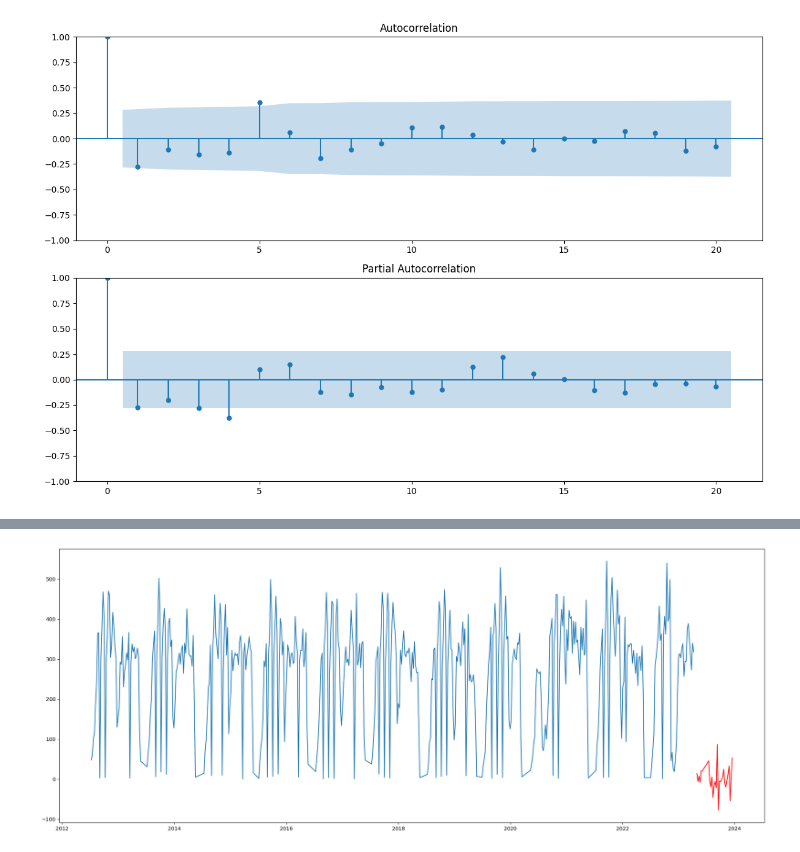
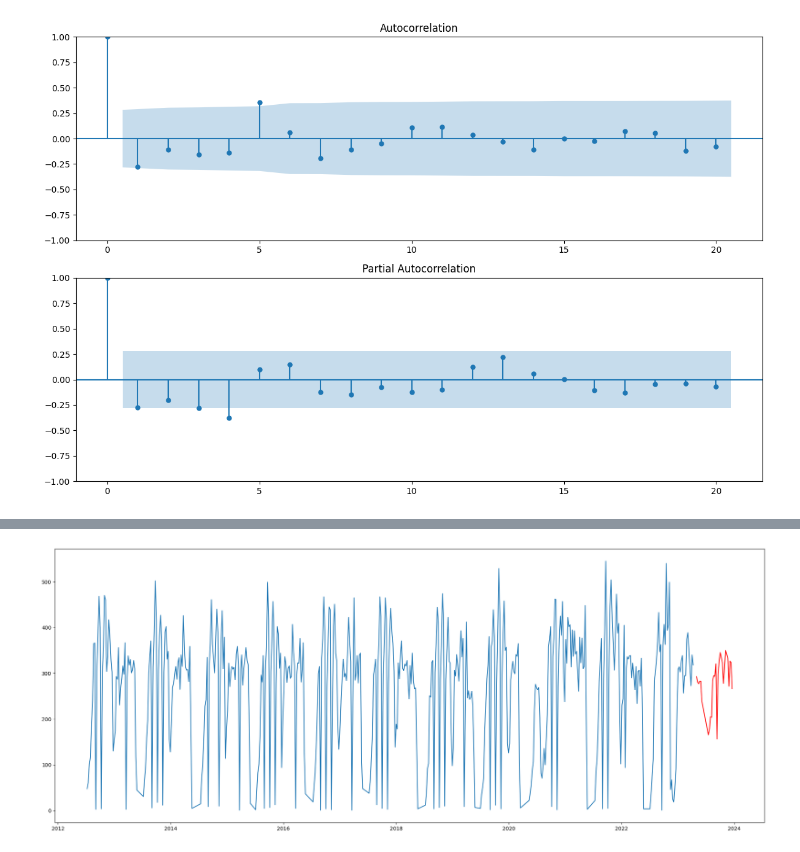
Before and after one commit to MikDR/DataScience-Python, a Jupyter notebook: codice/serie_temp/serie_tem_prova.ipynb, the cells around one changed output, grey strips where cells are left out. Cells and saved outputs as stored; diff of their text form; code cells hidden in the pictures.

```diff
--- a/codice/serie_temp/serie_tem_prova.ipynb
+++ b/codice/serie_temp/serie_tem_prova.ipynb
@@ -504,7 +506,7 @@ print(differenced_series_goal)
 #differenced_series_goal = differenced_series_goal.set_index('date')
 print(differenced_series_goal)
 fig = plt.figure(figsize=(20,8))
-model = SARIMAX(differenced_series_goal["diff"], order=(1,1,1), seasonal_order=(1,0,1,49)) #prova 4 e 3
+model = SARIMAX(differenced_series_goal["goal"], order=(1,1,1), seasonal_order=(1,0,1,49)) #prova 4 e 3
 ax = plt.gca()
 results = model.fit()
 print(results)
@@ -554,11 +556,11 @@ Warnings:
 # %%
 fig = plt.figure(figsize=(20,8))
-num_points = len(differenced_series_goal["diff"])
+num_points = len(differenced_series_goal["goal"])
 x = results.predict(start=(500), end=(526), dynamic=False)
 
 plt.plot(differenced_series_gol["goal"][:500])
 plt.plot(x, color='r')
 plt.tight_layout()
 plt.savefig("../../images/prediction_SARIMAX_serie_temp_gol_diff.png")
 # %% [output]
-[figure, old version]
+[figure, new version]
```
Also changed, not shown: parts of 4 cells of this notebook, 1 other file.
